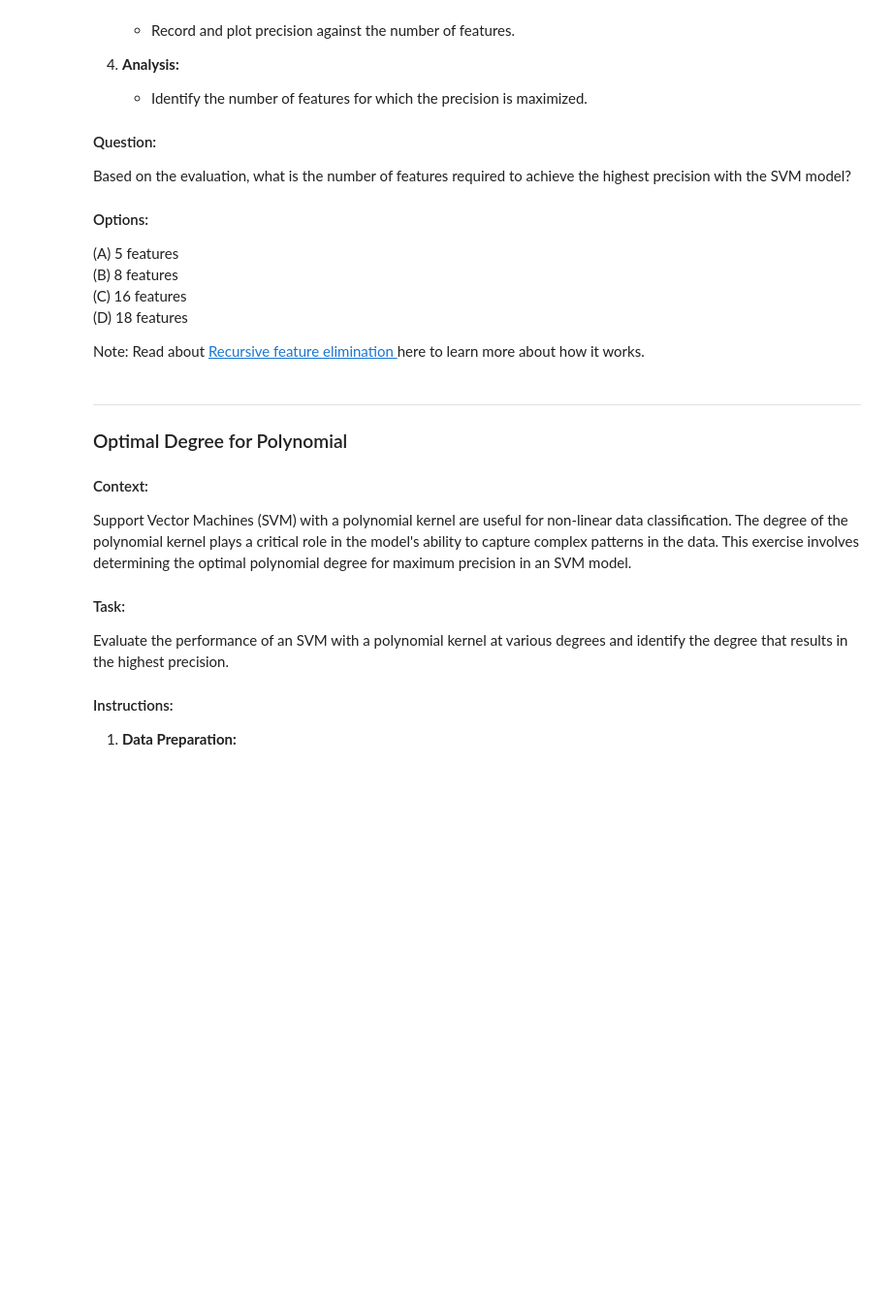
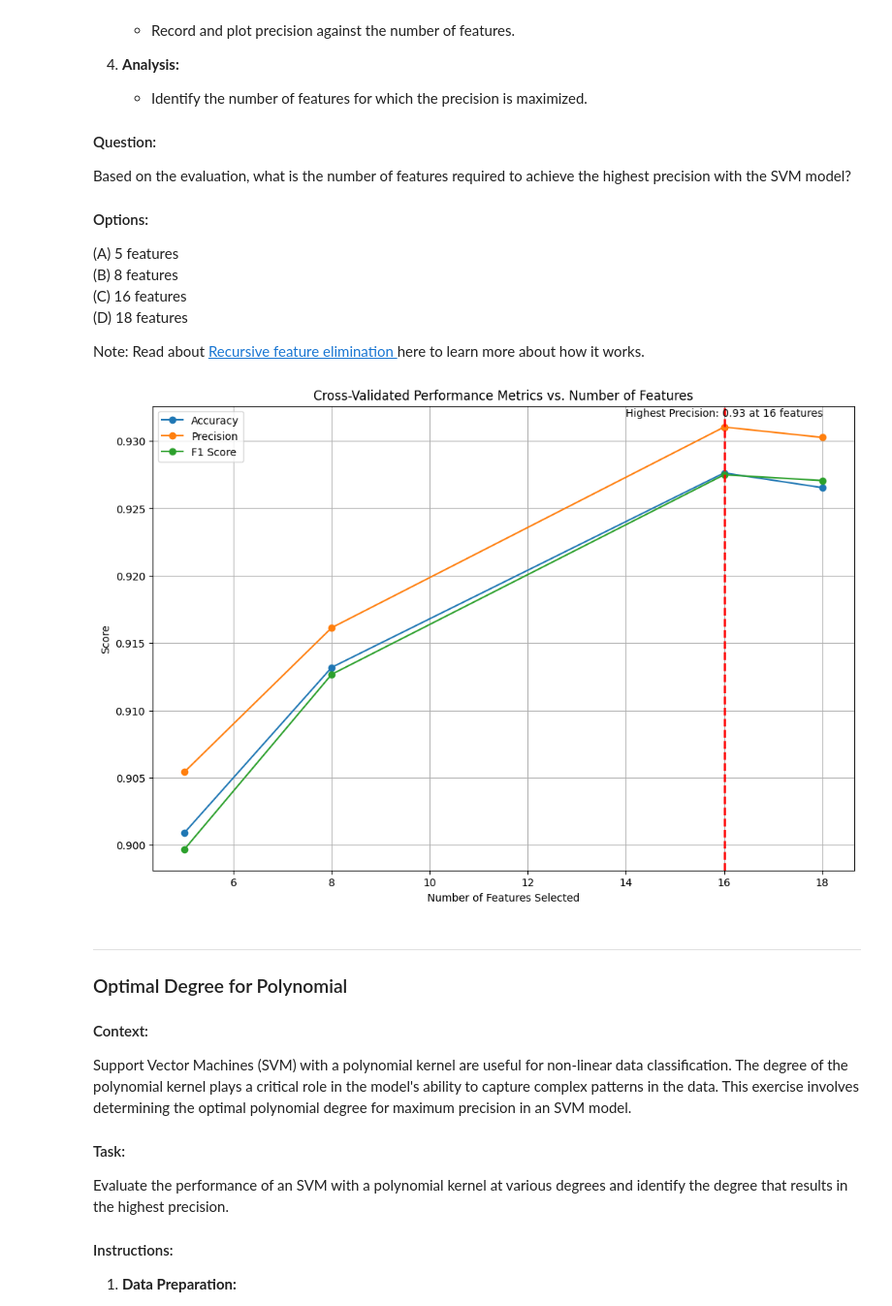
Before and after one commit to SanthoshKasam2104/ScalerAssignments, a Jupyter notebook: SVM_Case_Study.ipynb, the cells around one changed output. Shown at 97% size. Saved outputs shown, nothing was run; the diff lists cells and outputs as text; code cells hidden in the pictures; blank space fills up the shorter version.

```diff
--- a/SVM_Case_Study.ipynb
+++ b/SVM_Case_Study.ipynb
@@ -319,19 +319,19 @@ cv = StratifiedKFold(n_splits=5, random_state=42, shuffle=True)
 accuracies = []
 precisions = []
 f1_scores = []
-feature_counts = ______  # TODO: Define the range of feature counts to be selected
+feature_counts = [5,8,16,18]  # TODO: Define the range of feature counts to be selected
 
 for n in feature_counts:
     # Feature scaling
     scaler = StandardScaler()
-    X_scaled = scaler.______(X)     # TODO: Apply scaling to the feature set
+    X_scaled = scaler.fit_transform(X)     # TODO: Apply scaling to the feature set
 
     # Feature selection
-    selector = RFE(SVC(kernel='linear', random_state=42), n_features_to_select=_____, step=1)   # TODO: Specify the number of features to select
-    X_selected = _____.____(X_scaled, y)    # TODO: Fit and transform the data with the selector
+    selector = RFE(SVC(kernel='linear', random_state=42), n_features_to_select=n, step=1)   # TODO: Specify the number of features to select
+    X_selected = selector.fit_transform(X_scaled, y)    # TODO: Fit and transform the data with the selector
 
     # SVM classifier
-    svm = ____(kernel='linear', random_state=10)   # TODO: Initialize the SVM model with appropriate parameters
+    svm = SVC(kernel='linear', random_state=10)   # TODO: Initialize the SVM model with appropriate parameters
 
     # Evaluate using cross-validation
     accuracy_scores = []
@@ -341,38 +341,40 @@ for n in feature_counts:
         X_train_cv, X_test_cv = X_selected[train_index], X_selected[test_index]
         y_train_cv, y_test_cv = y[train_index], y[test_index]
 
-        svm.fit(______, y_train_cv)    # TODO: Fit the SVM model on the training data
-        y_pred = svm.______(X_test_cv)   # TODO: Make predictions on the test data
+        svm.fit(X_train_cv, y_train_cv)    # TODO: Fit the SVM model on the training data
+        y_pred = svm.predict(X_test_cv)   # TODO: Make predictions on the test data
 
-        accuracy_scores.append(_____(y_test_cv, y_pred))    # TODO: Calculate the accuracy score
-        precision_scores.append(_____(y_test_cv, y_pred, average='weighted'))   # TODO: Calculate the precision score
-        f1_scores_list.append(_____(y_test_cv, y_pred, average='weighted'))    # TODO: Calculate the F1 score
+        accuracy_scores.append(accuracy_score(y_test_cv, y_pred))    # TODO: Calculate the accuracy score
+        precision_scores.append(precision_score(y_test_cv, y_pred, average='weighted'))   # TODO: Calculate the precision score
+        f1_scores_list.append(f1_score(y_test_cv, y_pred, average='weighted'))    # TODO: Calculate the F1 score
 
     accuracies.append(np.mean(accuracy_scores))
     precisions.append(np.mean(precision_scores))
     f1_scores.append(np.mean(f1_scores_list))
 
 # Plotting the results
 plt.figure(figsize=(12, 8))
 plt.plot(feature_counts, accuracies, label='Accuracy', marker='o')
 plt.plot(feature_counts, precisions, label='Precision', marker='o')
 plt.plot(feature_counts, f1_scores, label='F1 Score', marker='o')
 
 # Highlight the point with highest precision
 max_precision_index = np.argmax(precisions)
 max_precision_feature_count = feature_counts[max_precision_index]
 plt.scatter(max_precision_feature_count, precisions[max_precision_index], color='red')
 plt.axvline(x=max_precision_feature_count, color='r', linestyle='--', lw=2)
 plt.annotate(f'Highest Precision: {precisions[max_precision_index]:.2f} at {max_precision_feature_count} features',
              (max_precision_feature_count, precisions[max_precision_index]),
              textcoords="offset points", xytext=(0,10), ha='center')
 
 plt.xlabel('Number of Features Selected')
 plt.ylabel('Score')
 plt.title('Cross-Validated Performance Metrics vs. Number of Features')
 plt.legend()
 plt.grid(True)
 plt.show()
+# %% [output]
+[figure, added]
 # %% [markdown]
 
 
```
Also changed, not shown: parts of 6 cells of this notebook.
